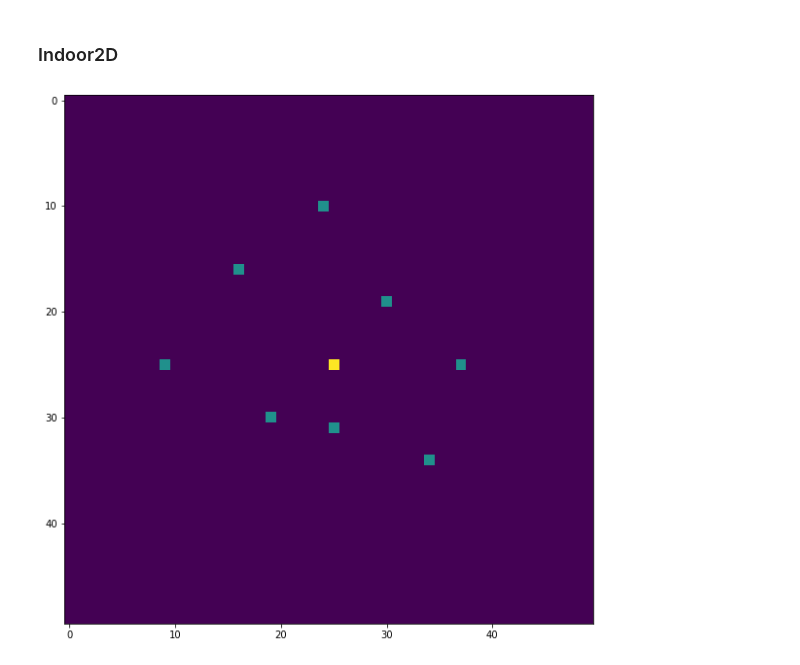
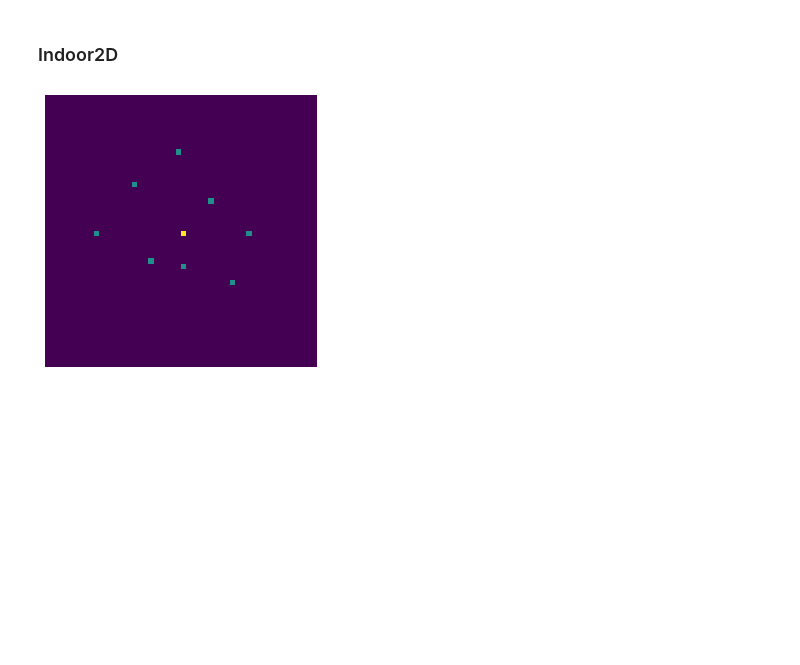
Before and after one commit to korenh/Reconstruction3D, a Jupyter notebook: main.ipynb, the cells around one changed output. Saved outputs shown, nothing was run; the diff lists cells and outputs as text; code cells hidden in the pictures; blank space fills up the shorter version.

```diff
--- a/main.ipynb
+++ b/main.ipynb
@@ -67,17 +71,17 @@ for idx, img in enumerate(static, start=1):
 # %%
 data = np.zeros((50, 50), dtype=int)
 mid = int(data.shape[0]/2)
 dis_factor = 5
 
 for i in res:
 
     distance = i['dis']*dis_factor
     theta = i['ang'] * (np.pi/180)
     y = int(mid + distance * np.sin(theta))
     x = int(mid + distance * np.cos(theta))
     data[x, y] = 1
 
 data[mid, mid] = 2
-f = plt.figure(figsize=(10, 10)), plt.imshow(data.T)
+f = plt.figure(figsize=(5, 5)), plt.axis('off'), plt.imshow(data.T)
 # %% [output]
-[figure, old version]
+[figure, new version]
```
Also changed, not shown: parts of 5 cells of this notebook.
